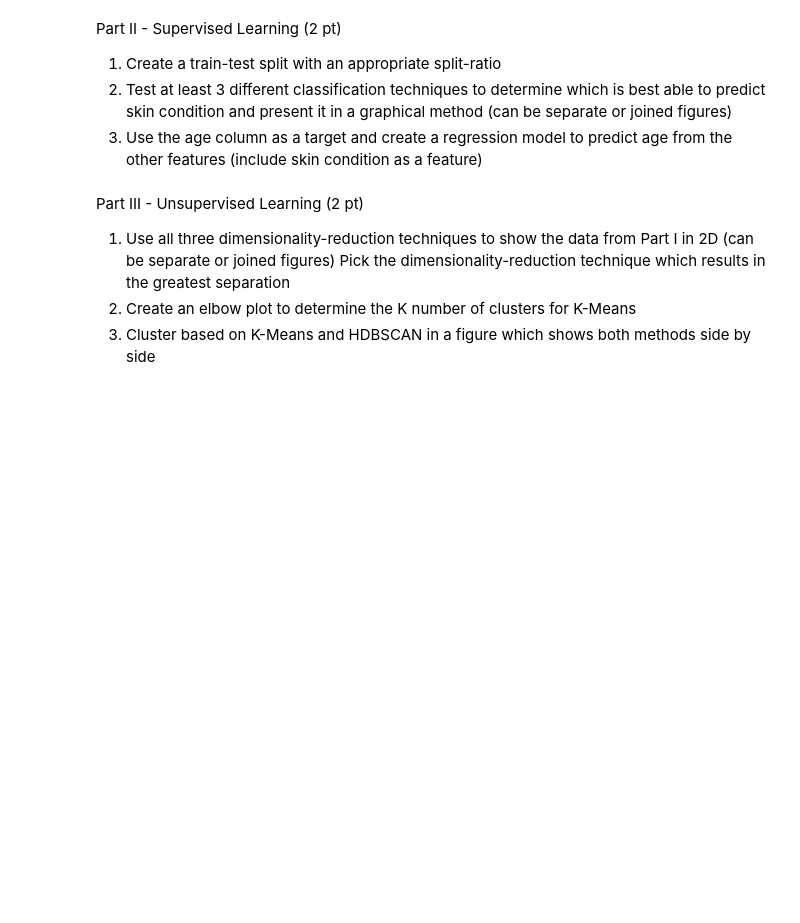
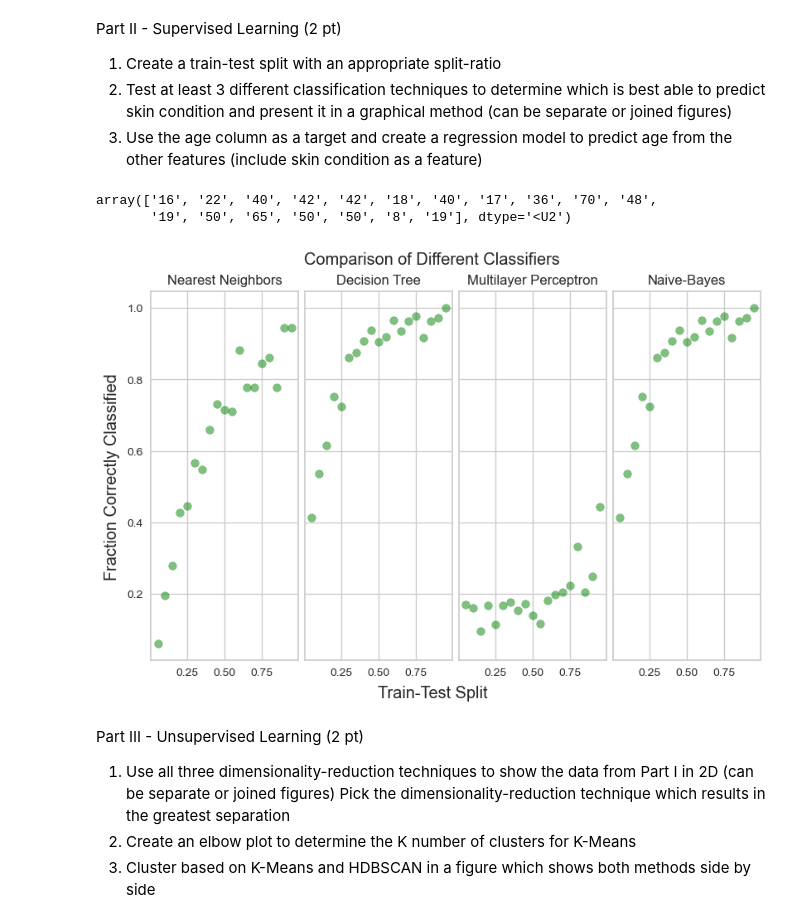
Before and after one commit to nafortun/qbio_490_nataliefortunato, a Jupyter notebook: week11_python_applications/Intro_to_Machine_Learning.ipynb, the cells around one changed output. Cells and saved outputs as stored; diff of their text form; code cells hidden in the pictures; blank space fills up the shorter version.

Commit message:
problems scaling data

```diff
--- a/week11_python_applications/Intro_to_Machine_Learning.ipynb
+++ b/week11_python_applications/Intro_to_Machine_Learning.ipynb
@@ -561,3 +633,6 @@ Part I - Preprocessing (1 pt)
 1. Load the data in
 2. Separate the target column
 3. Preprocess the data using necessary methods
+# %%
+dermatology = pd.read_csv('/Users/nataliefortunato/Documents/qbio_490_nataliefortunato/week11_python_applications/dermatology.csv', header=None)
+dermatology
@@ -565,0 +663,9 @@ Part I - Preprocessing (1 pt)
+# %%
+derm_data = dermatology.loc[:, 33]
+derm_data = derm_data.loc[derm_data != '?']
+
+derm_target = dermatology.iloc[:, 34]
+derm_target = derm_data.loc[derm_data != '?']
+
+scaler = StandardScaler()
+scaled_data = scaler.fit_transform(derm_data)
@@ -570,6 +681,47 @@ Part II - Supervised Learning (2 pt)
 3. Use the age column as a target and create a regression model to predict age from the other features (include skin condition as a feature)
 # %%
 # write code here
+classifiers = [
+    KNeighborsClassifier(),
+    DecisionTreeClassifier(),
+    MLPClassifier(),
+    GaussianNB()
+]
+
+classifiers_names = ['Nearest Neighbors', 'Decision Tree', 'Multilayer Perceptron', 'Naive-Bayes']
+colors = ['green', 'purple', 'pink']
+
+fig, axs = plt.subplots(1, 4, constrained_layout=True, sharey=True)
+
+for split in np.arange(0.05, 1, 0.05):
+    X_train, X_test, y_train, y_test = train_test_split(scaled_data, derm_target, train_size=split)
+    data_train = scaler.fit_transform(X_train)
+    data_test = scaler.transform(X_test)
+
+    for i in range(len(classifiers)):
+        model = classifiers[i]
+        model.fit(data_train, y_train)
+        y_pred = model.predict(data_test)
+        fraction_correct = sum(y_pred==y_test)/len(y_test)
+        axs[i].scatter(split, fraction_correct, color = 'green', alpha=0.5)
+
+for i in range(4):
+    axs[i].set_title(classifiers_names[i])
+
+fig.supylabel('Fraction Correctly Classified')
+fig.supxlabel('Train-Test Split')
+fig.suptitle('Comparison of Different Classifiers')
+
+
+regressor = LinearRegression()
+regressor.fit(X_train, y_train)
+y_pred = model.predict(X_test)
+
+y_pred
+# %% [output]
+array(['16', '22', '40', '42', '42', '18', '40', '17', '36', '70', '48',
+       '19', '50', '65', '50', '50', '8', '19'], dtype='<U2')
+[figure, added]
 # %% [markdown]
 Part III - Unsupervised Learning (2 pt)
 1. Use all three dimensionality-reduction techniques to show the data from Part I in 2D (can be separate or joined figures) Pick the dimensionality-reduction technique which results in the greatest separation
```
Also changed, not shown: parts of 16 cells of this notebook.
